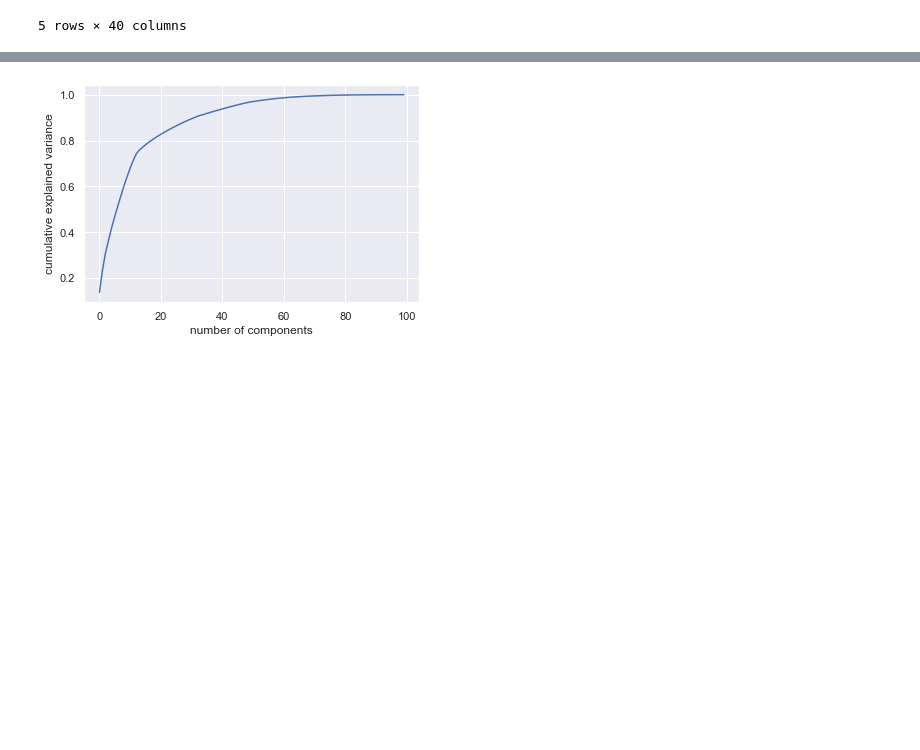
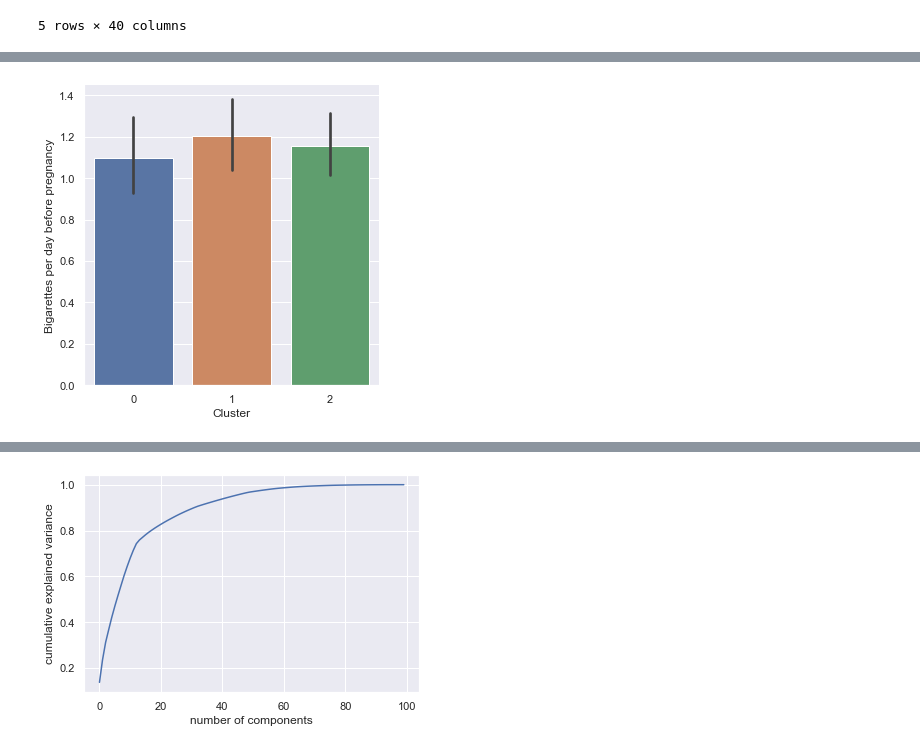
Before and after one commit to catrionamackay/Machine-Learning-Project, a Jupyter notebook: Unsupervised.ipynb, the cells around one changed output, grey strips where cells are left out. Cells and saved outputs as stored; diff of their text form; code cells hidden in the pictures; blank space fills up the shorter version.

```diff
--- a/Unsupervised.ipynb
+++ b/Unsupervised.ipynb
@@ -43,0 +159,6 @@ IndentationError: unexpected indent (<ipython-input-18-e03a9ab7b474>, line 2)
+# %%
+sns.catplot(x="cluster", y="cigs_before_preg", kind="bar", data=X_km)
+plt.ylabel("Bigarettes per day before pregnancy")
+plt.xlabel('Cluster');
+# %% [output]
+[figure, added]
```
Also changed, not shown: parts of 94 cells of this notebook, 9 other files.
